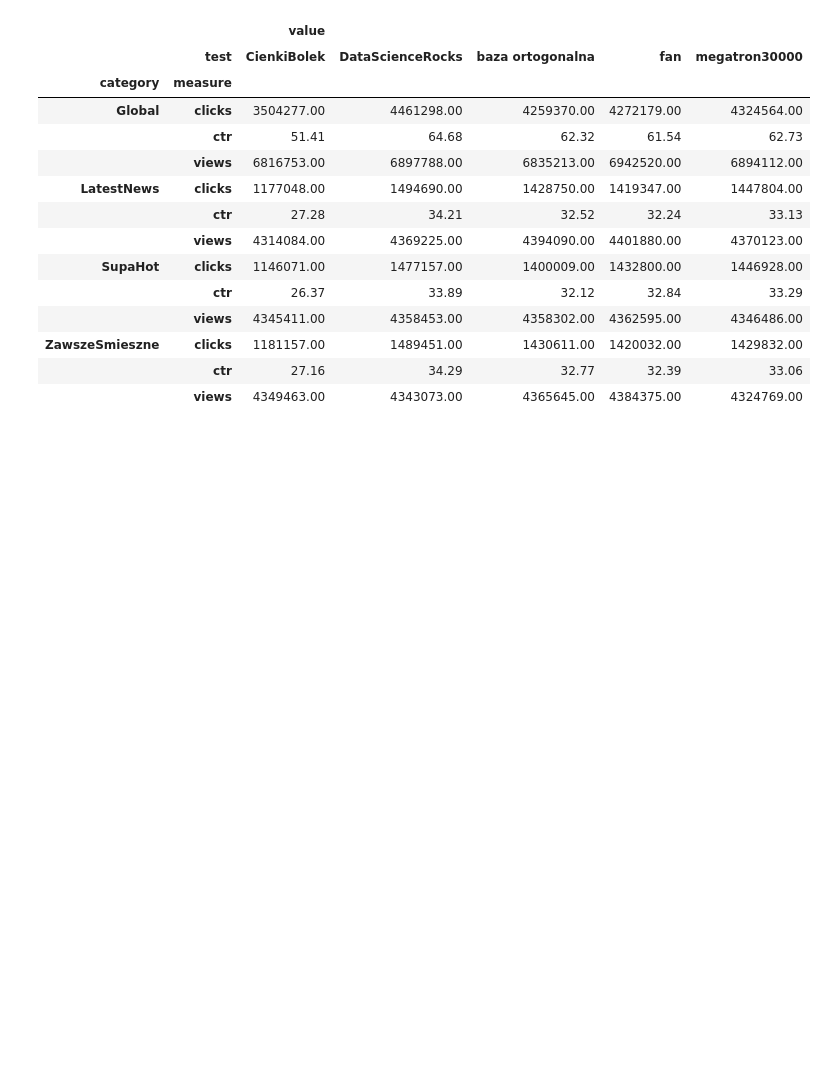
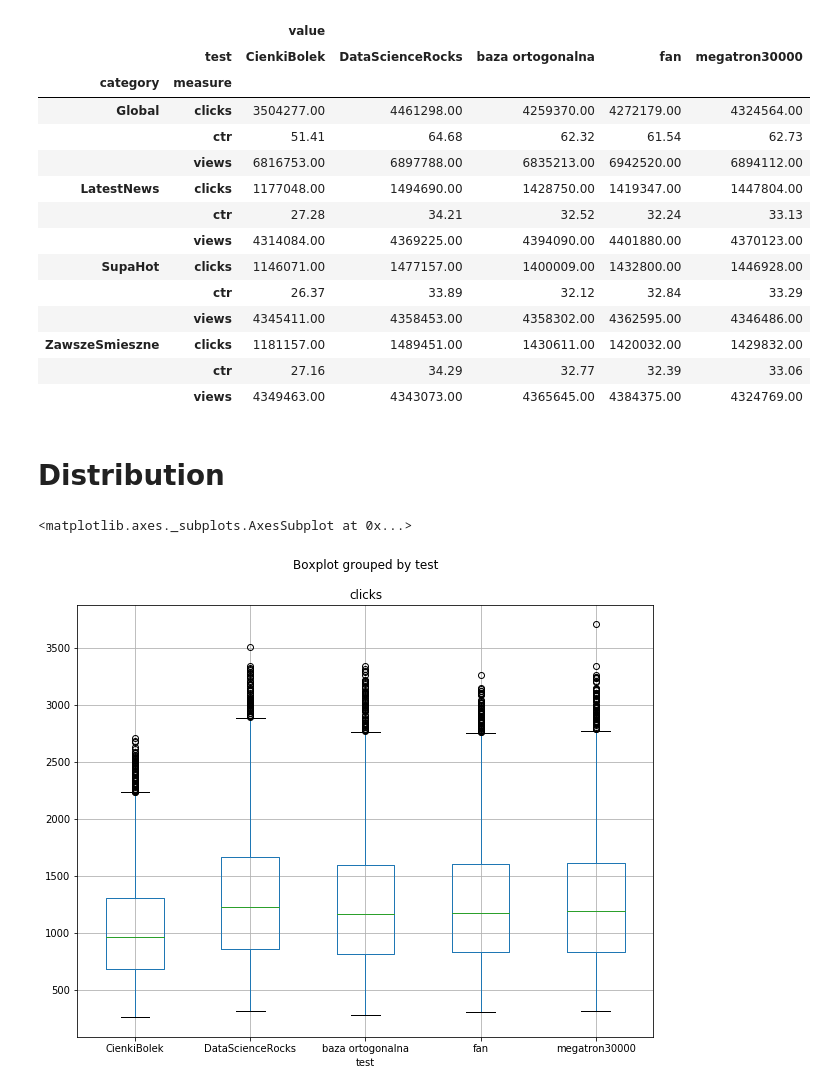
Before and after one commit to langusta/cheatsheets, a Jupyter notebook: data_wrangling/py-data-wrangling.ipynb, the cells around one changed output. Cells and saved outputs as stored; diff of their text form; code cells hidden in the pictures; blank space fills up the shorter version.

Commit message:
added boxplots to py-data-wrangling

```diff
--- a/data_wrangling/py-data-wrangling.ipynb
+++ b/data_wrangling/py-data-wrangling.ipynb
@@ -79,3 +80,10 @@ summ.set_index(['test', 'category', 'measure']).unstack(level=0)
 | ZawszeSmieszne | clicks | 1181157.00 | 1489451.00 | 1430611.00 | 1420032.00 | 1429832.00 |
 |  | ctr | 27.16 | 34.29 | 32.77 | 32.39 | 33.06 |
 |  | views | 4349463.00 | 4343073.00 | 4365645.00 | 4384375.00 | 4324769.00 |
+# %% [markdown]
+# Distribution
+# %%
+data.boxplot(column='clicks', by='test', figsize=(10, 8))
+# %% [output]
+<matplotlib.axes._subplots.AxesSubplot at 0x...>
+[figure, added]
```
Also changed, not shown: parts of 5 cells of this notebook.
